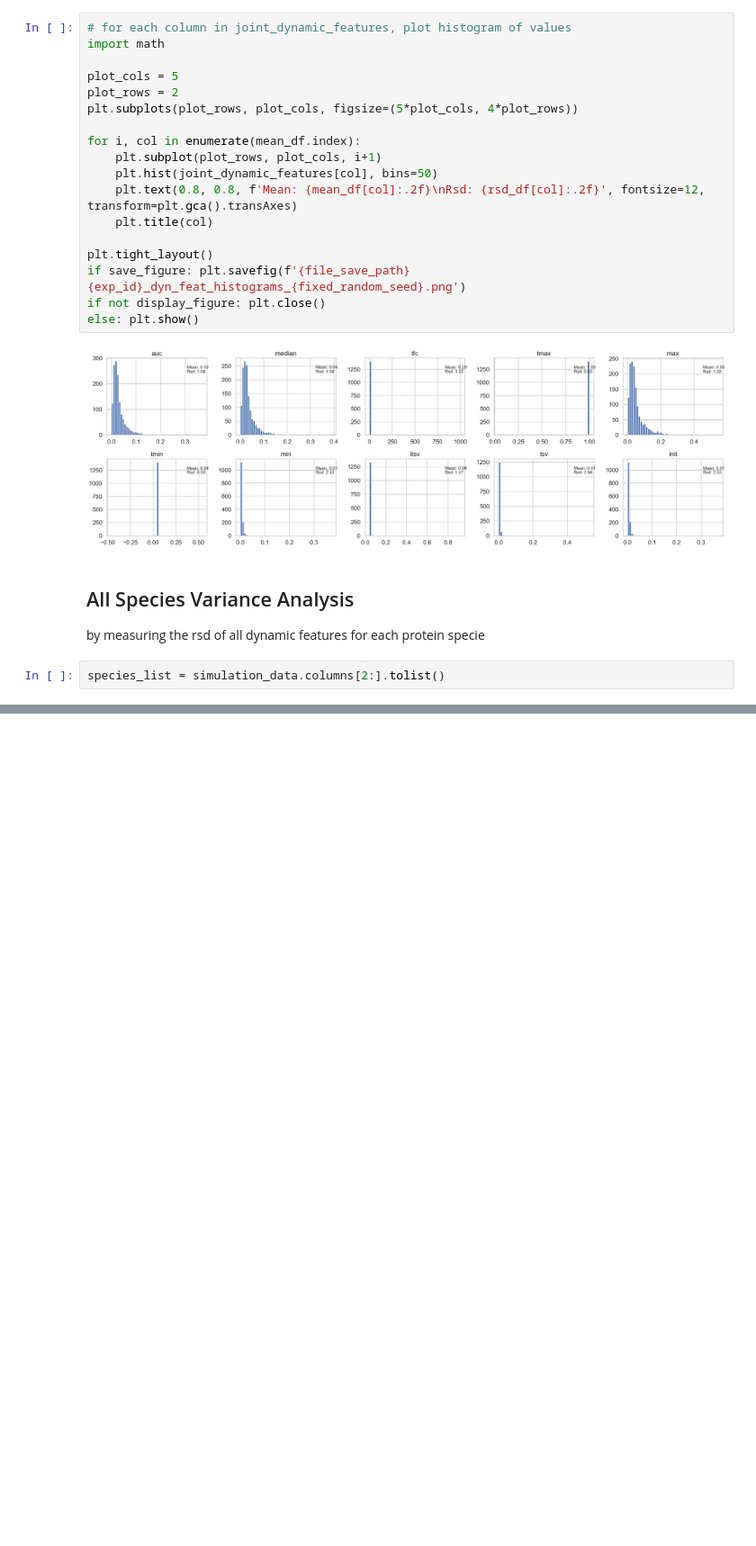
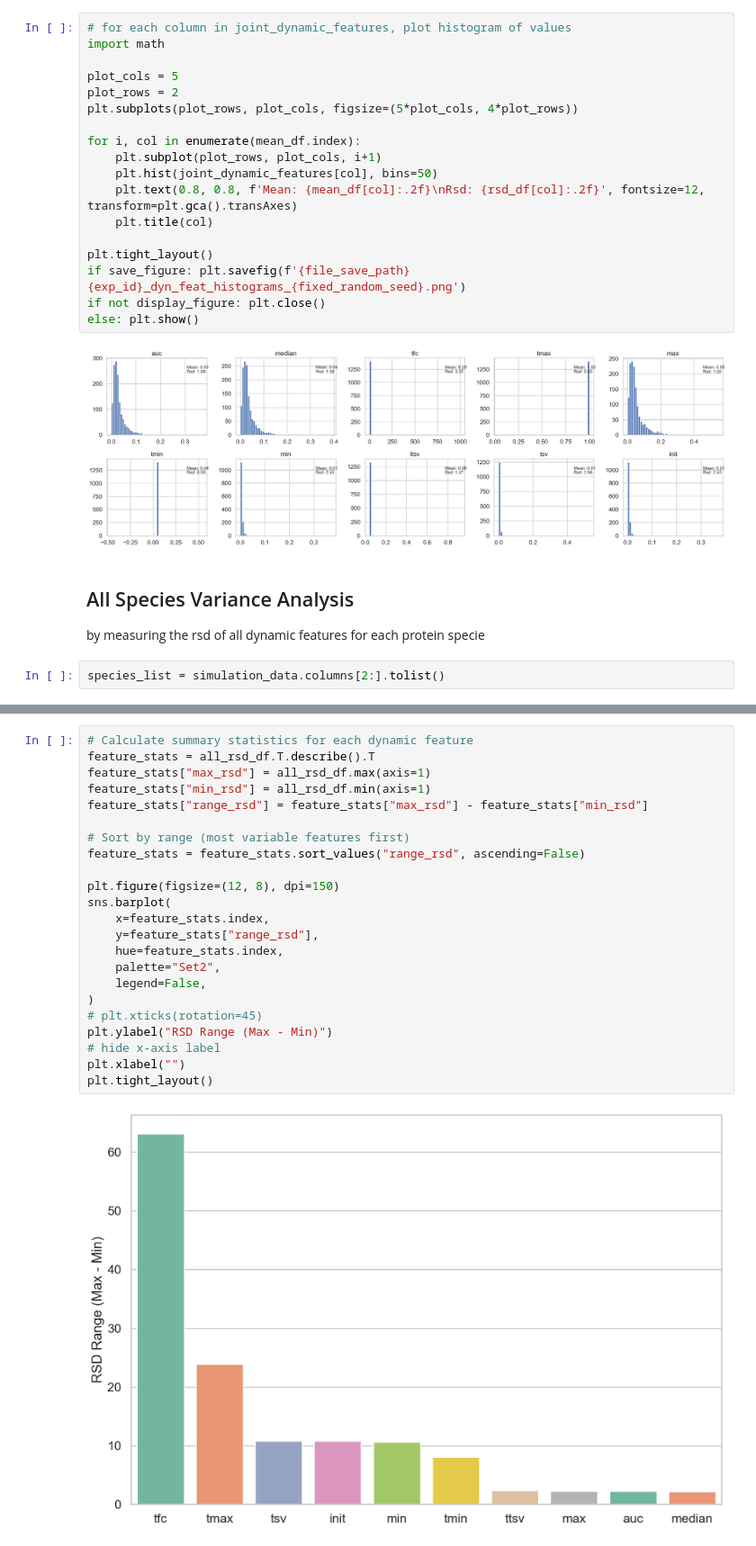
Before and after one commit to AnEvilBurrito/ode-biomarker-project, a Jupyter notebook: project-phdndf/AN05_UMAP_Cluster_One_Protein.ipynb, the cells around one changed output, grey strips where cells are left out. Shown: that part at 90% size. Drawn from its saved outputs; the diff is of its cells as text; blank space fills up the shorter version.

```diff
--- a/project-phdndf/AN05_UMAP_Cluster_One_Protein.ipynb
+++ b/project-phdndf/AN05_UMAP_Cluster_One_Protein.ipynb
@@ -380,0 +400,25 @@ plt.tight_layout()
+# %%
+# Calculate summary statistics for each dynamic feature
+feature_stats = all_rsd_df.T.describe().T
+feature_stats["max_rsd"] = all_rsd_df.max(axis=1)
+feature_stats["min_rsd"] = all_rsd_df.min(axis=1)
+feature_stats["range_rsd"] = feature_stats["max_rsd"] - feature_stats["min_rsd"]
+
+# Sort by range (most variable features first)
+feature_stats = feature_stats.sort_values("range_rsd", ascending=False)
+
+plt.figure(figsize=(12, 8), dpi=150)
+sns.barplot(
+    x=feature_stats.index,
+    y=feature_stats["range_rsd"],
+    hue=feature_stats.index,
+    palette="Set2",
+    legend=False,
+)
+# plt.xticks(rotation=45)
+plt.ylabel("RSD Range (Max - Min)")
+# hide x-axis label
+plt.xlabel("")
+plt.tight_layout()
+# %% [output]
+[figure, added]
```
Also changed, not shown: parts of 6 cells of this notebook, 4 other files.
